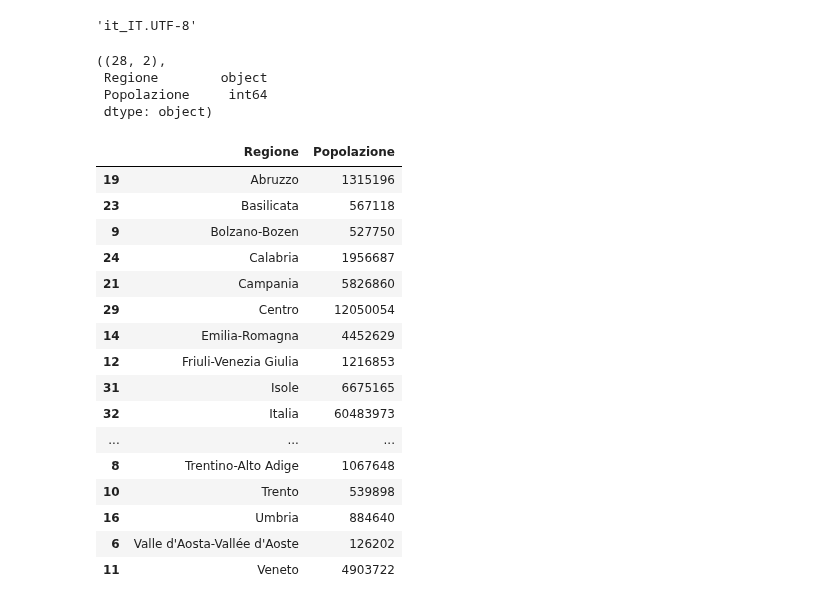
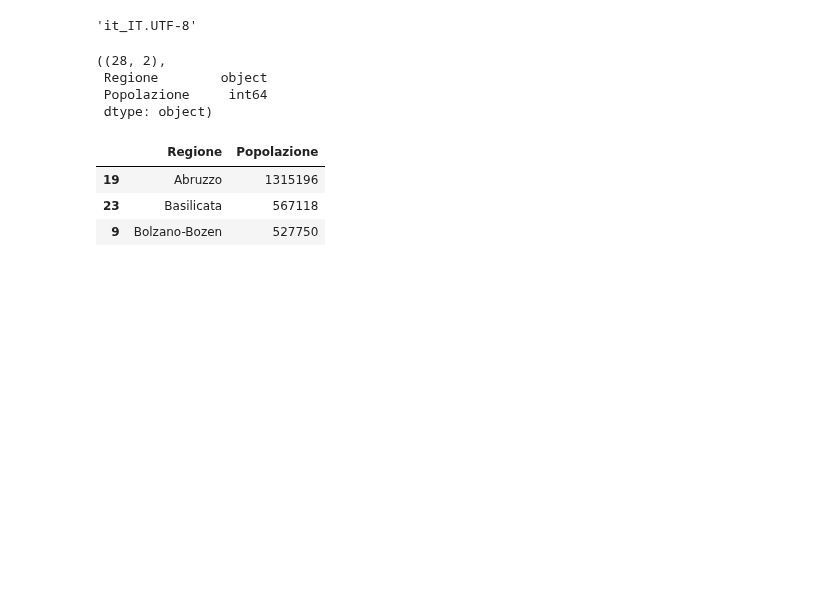
Before and after one commit to p-giovanni/Statistics, a Jupyter notebook: notebook/RegionsRanking.ipynb, the cells around one changed output. Cells and saved outputs as stored; diff of their text form; code cells hidden in the pictures; blank space fills up the shorter version.

```diff
--- a/notebook/RegionsRanking.ipynb
+++ b/notebook/RegionsRanking.ipynb
@@ -42,22 +53,9 @@ regions_df.sort_values(by=["Regione"], inplace=True)
  Popolazione     int64
  dtype: object)
 # %%
-regions_df.head(30)
+regions_df.head(3)
 # %% [output]
 |  | Regione | Popolazione |
 | 19 | Abruzzo | 1315196 |
 | 23 | Basilicata | 567118 |
 | 9 | Bolzano-Bozen | 527750 |
-| 24 | Calabria | 1956687 |
-| 21 | Campania | 5826860 |
-| 29 | Centro | 12050054 |
-| 14 | Emilia-Romagna | 4452629 |
-| 12 | Friuli-Venezia Giulia | 1216853 |
-| 31 | Isole | 6675165 |
-| 32 | Italia | 60483973 |
-| ... | ... | ... |
-| 8 | Trentino-Alto Adige | 1067648 |
-| 10 | Trento | 539898 |
-| 16 | Umbria | 884640 |
-| 6 | Valle d'Aosta-Vallée d'Aoste | 126202 |
-| 11 | Veneto | 4903722 |
```
Also changed, not shown: parts of 13 cells of this notebook, 1 other file.
